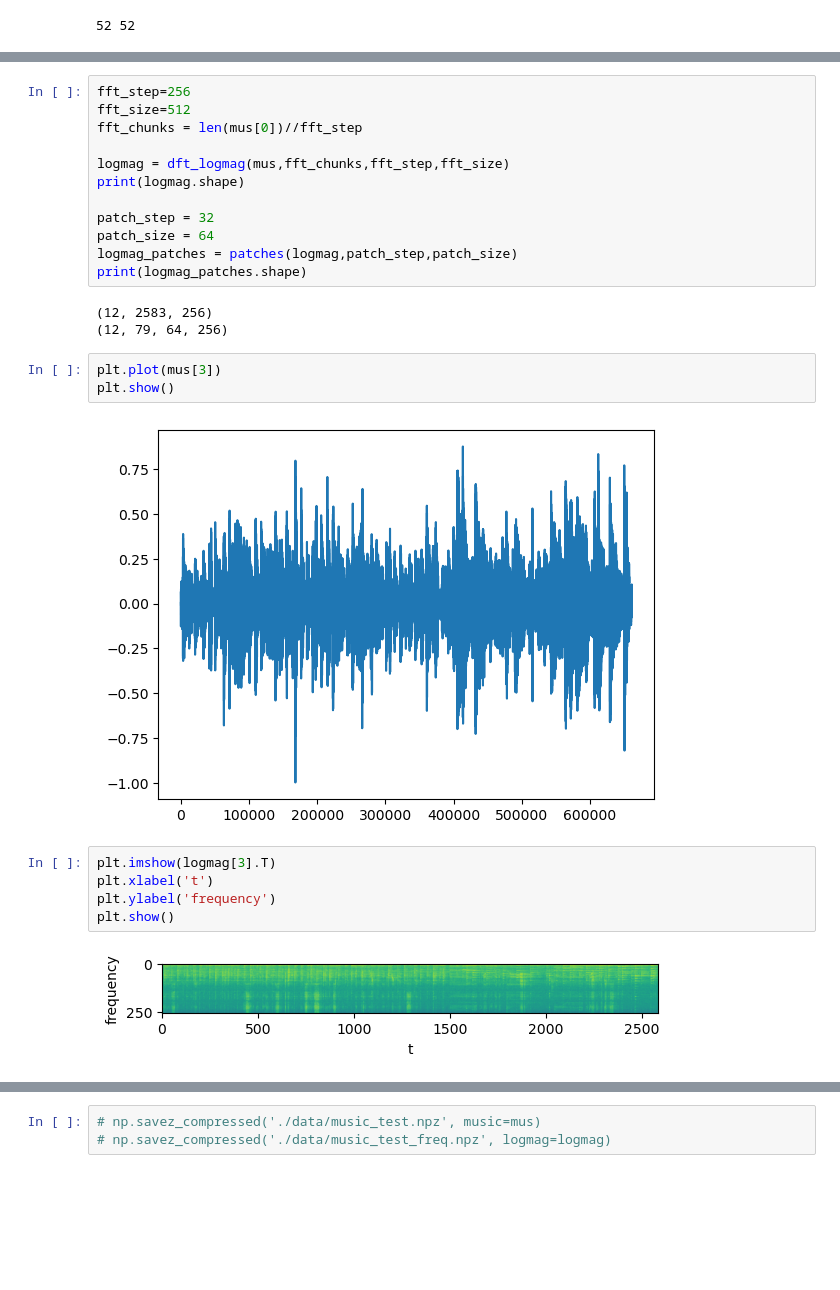
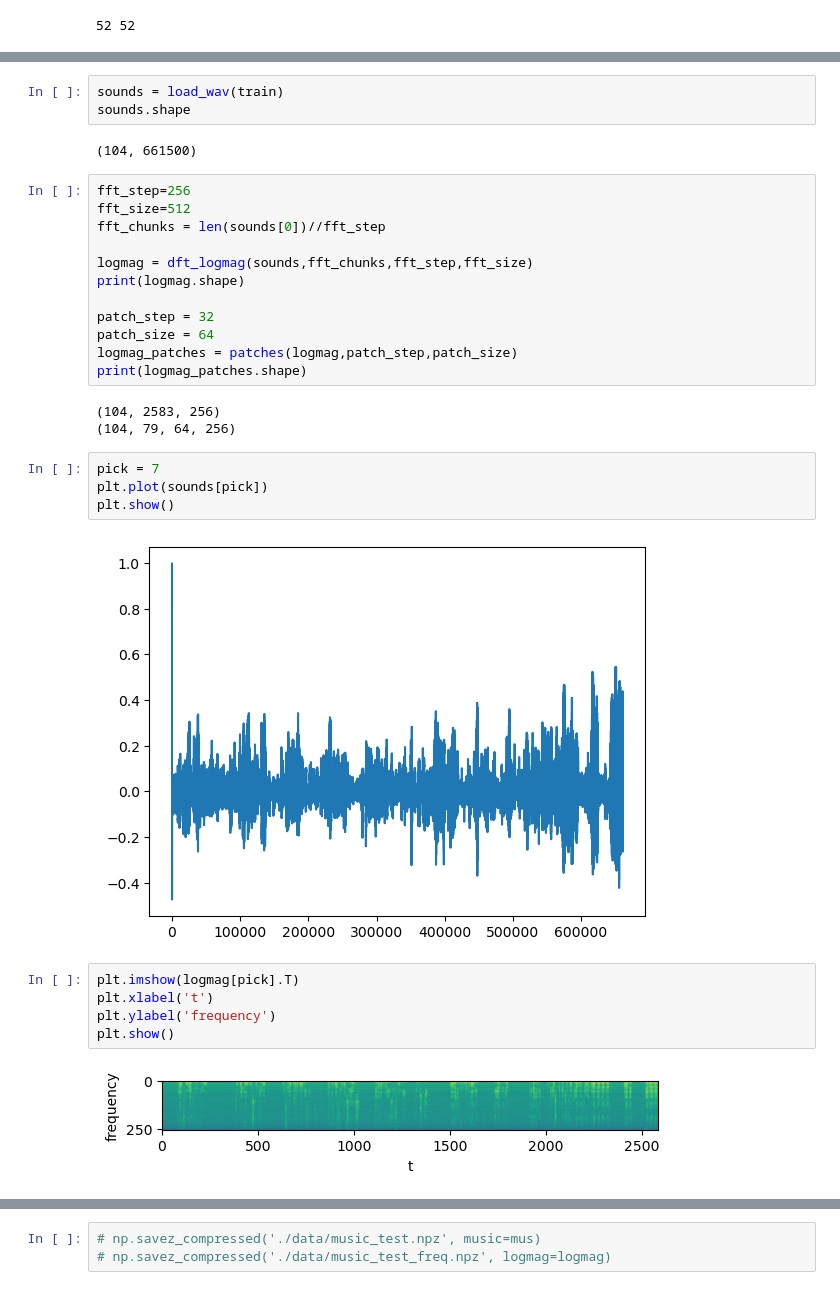
Before and after one commit to jonasbuechi/music_speech, a Jupyter notebook: RNN.ipynb, the cells around one changed output, grey strips where cells are left out. Cells and saved outputs as stored; diff of their text form; blank space fills up the shorter version.

```diff
--- a/RNN.ipynb
+++ b/RNN.ipynb
@@ -101,9 +104,14 @@ mus.shape
+# %%
+sounds = load_wav(train)
+sounds.shape
+# %% [output]
+(104, 661500)
 # %%
 fft_step=256
 fft_size=512
-fft_chunks = len(mus[0])//fft_step
+fft_chunks = len(sounds[0])//fft_step
 
-logmag = dft_logmag(mus,fft_chunks,fft_step,fft_size)
+logmag = dft_logmag(sounds,fft_chunks,fft_step,fft_size)
 print(logmag.shape)
 
 patch_step = 32
@@ -111,18 +119,19 @@ patch_size = 64
 logmag_patches = patches(logmag,patch_step,patch_size)
 print(logmag_patches.shape)
 # %% [output]
-(12, 2583, 256)
-(12, 79, 64, 256)
+(104, 2583, 256)
+(104, 79, 64, 256)
-# %%
-plt.plot(mus[3])
-plt.show()
-# %% [output]
-[figure, removed]
+# %%
+pick = 7
+plt.plot(sounds[pick])
+plt.show()
+# %% [output]
+[figure, added]
 # %%
-plt.imshow(logmag[3].T)
+plt.imshow(logmag[pick].T)
 plt.xlabel('t')
 plt.ylabel('frequency')
 plt.show()
 # %% [output]
-[figure, old version]
+[figure, new version]
 # %%
```
Also changed, not shown: parts of 4 cells of this notebook.
